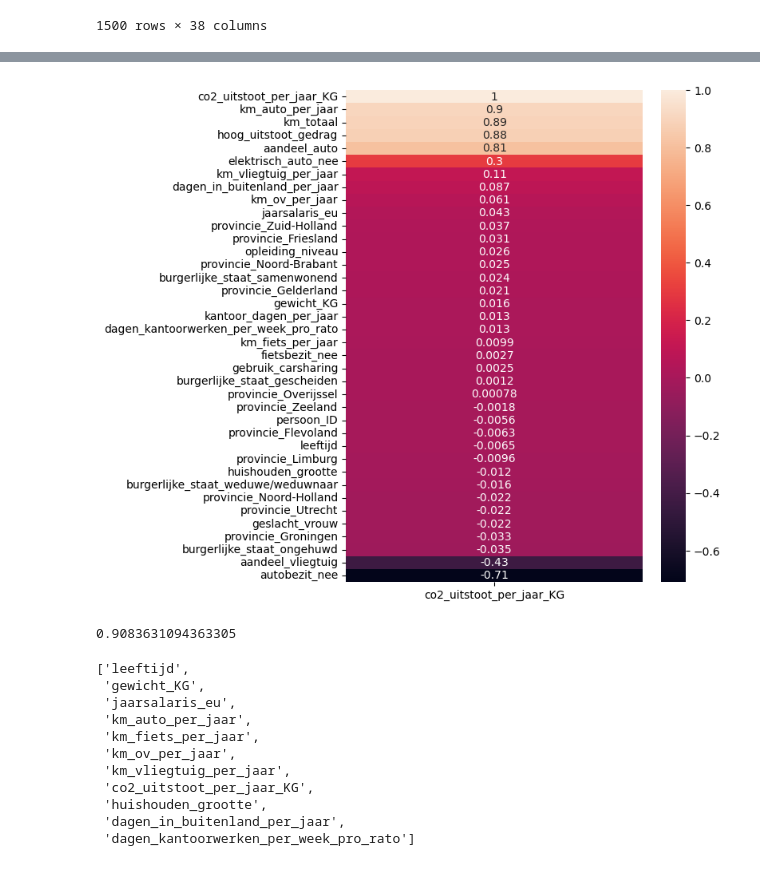
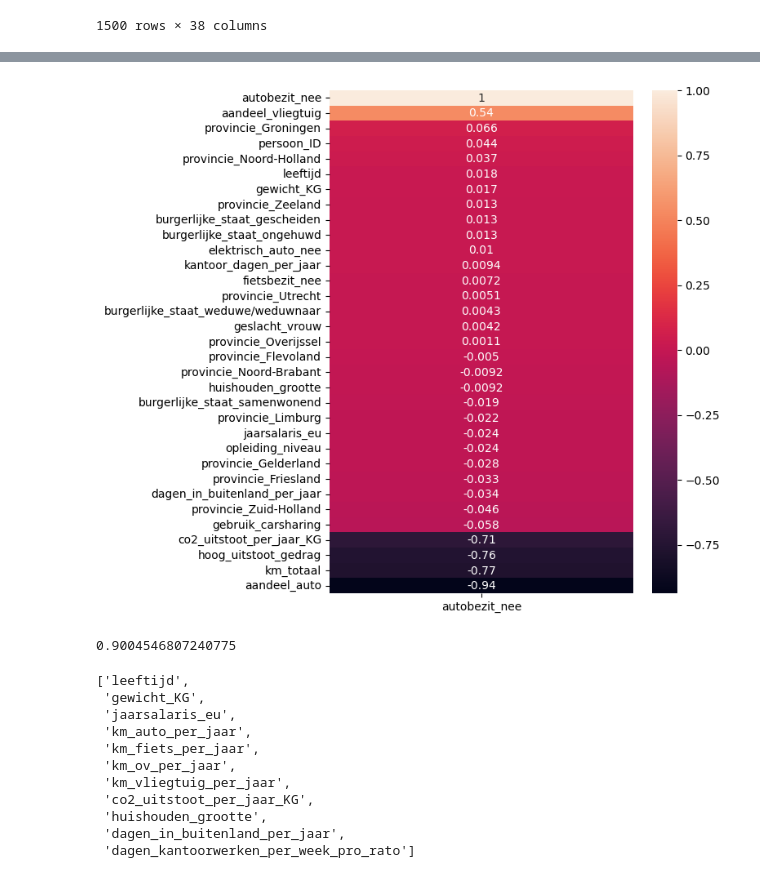
Before and after one commit to svenkr-6/Wiskunde_II_Portfolio, a Jupyter notebook: Sven.ipynb, the cells around one changed output, grey strips where cells are left out. Cells and saved outputs as stored; diff of their text form; code cells hidden in the pictures.

```diff
--- a/Sven.ipynb
+++ b/Sven.ipynb
@@ -56,0 +63,6 @@ plt.show()
+# %%
+feature_eng_cols = ['km_totaal', 'aandeel_auto', 'aandeel_vliegtuig', 'kantoor_dagen_per_jaar', 'hoog_uitstoot_gedrag']
+
+raw_eng_cols = ['km_auto_per_jaar', 'km_fiets_per_jaar', 'km_ov_per_jaar', 'km_vliegtuig_per_jaar', 'dagen_kantoorwerken_per_week_pro_rato']
+
+df_transformed = df_transformed.drop(raw_eng_cols, axis=1)
@@ -57,12 +165,12 @@ plt.show()
 # %%
-corr_target = df_transformed.corrwith(df_transformed['co2_uitstoot_per_jaar_KG']).sort_values(ascending=False).to_frame(name='co2_uitstoot_per_jaar_KG')
+corr_target = df_transformed.corrwith(df_transformed['autobezit_nee']).sort_values(ascending=False).to_frame(name='autobezit_nee')
 
 plt.figure(figsize=(6, 8))
 sns.heatmap(corr_target, annot=True)
 
 plt.show()
 # %% [output]
-[figure, old version]
+[figure, new version]
 # %%
 X = df_transformed.drop(['co2_uitstoot_per_jaar_KG', 'persoon_ID'], axis=1)
 y = df_transformed['co2_uitstoot_per_jaar_KG']
@@ -81,7 +189,7 @@ y_pred = model.predict(X_val)
 
 model.score(X_val, y_val)
 # %% [output]
-0.9083631094363305
+0.9004546807240775
 # %%
 mediaan_cols
 # %% [output]
```
Also changed, not shown: parts of 8 cells of this notebook.
